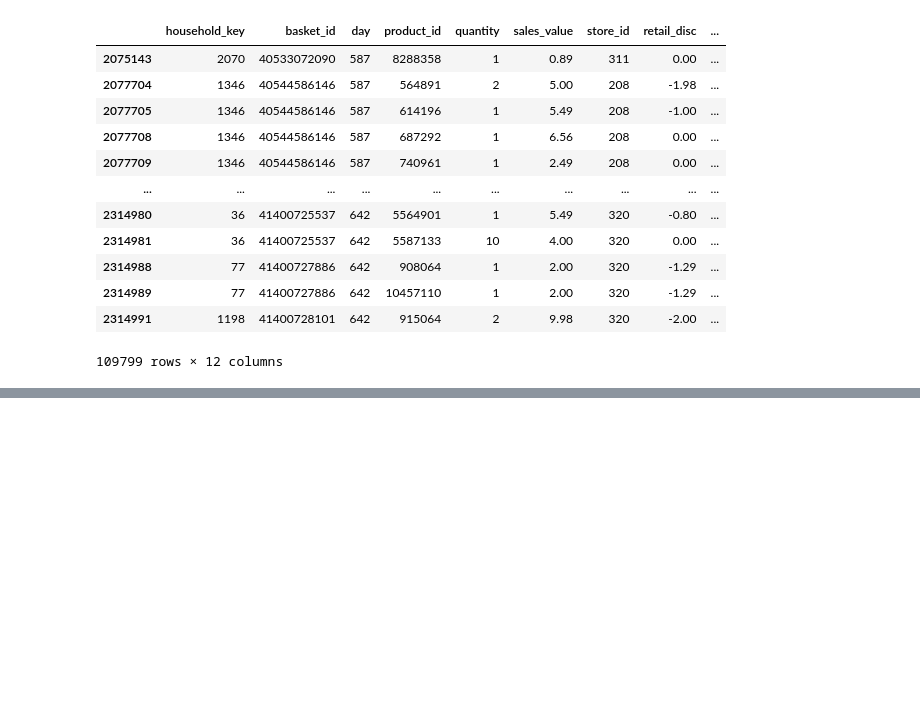
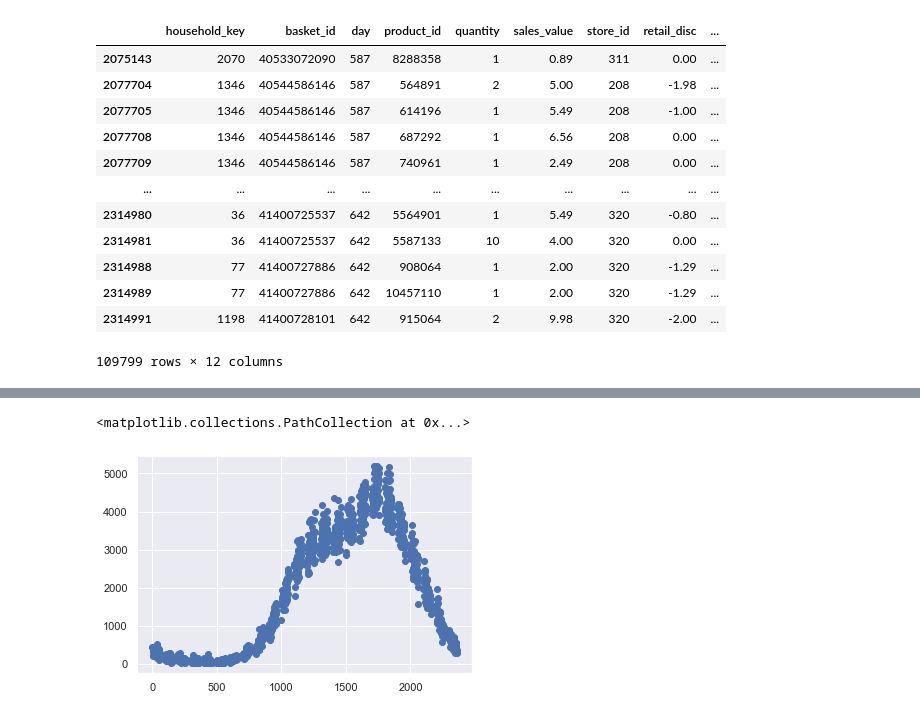
Before and after one commit to vanchautran/capstone, a Jupyter notebook: Retail_marketing_audience_Prediction/1_aggregation_campaigns_products.ipynb, the cells around one changed output, grey strips where cells are left out. Cells and saved outputs as stored; diff of their text form; code cells hidden in the pictures; blank space fills up the shorter version.

```diff
--- a/Retail_marketing_audience_Prediction/1_aggregation_campaigns_products.ipynb
+++ b/Retail_marketing_audience_Prediction/1_aggregation_campaigns_products.ipynb
@@ -302,0 +352,5 @@ df_promoted_prod_trans.to_csv('DATA_CLEAN/transactions_of_campA18_products.csv',
+# %%
+plt.scatter(full_trans_time.trans_time, full_trans_time.total_items)
+# %% [output]
+<matplotlib.collections.PathCollection at 0x...>
+[figure, added]
```
Also changed, not shown: parts of 12 cells of this notebook, 7 other files.
